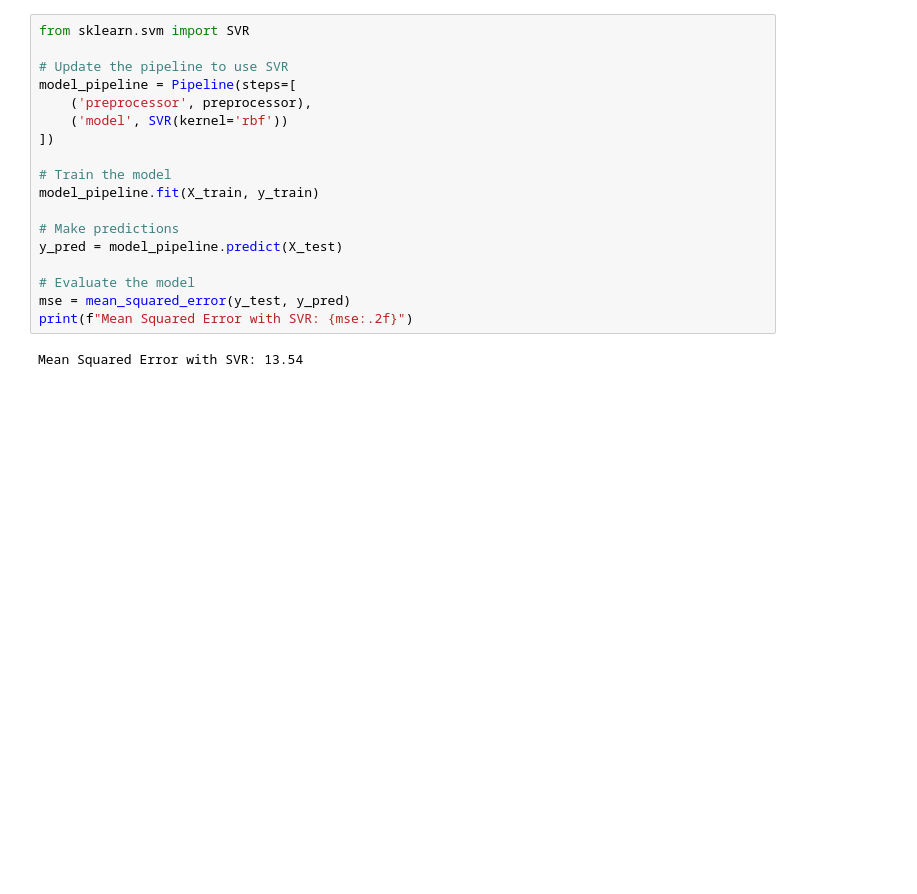
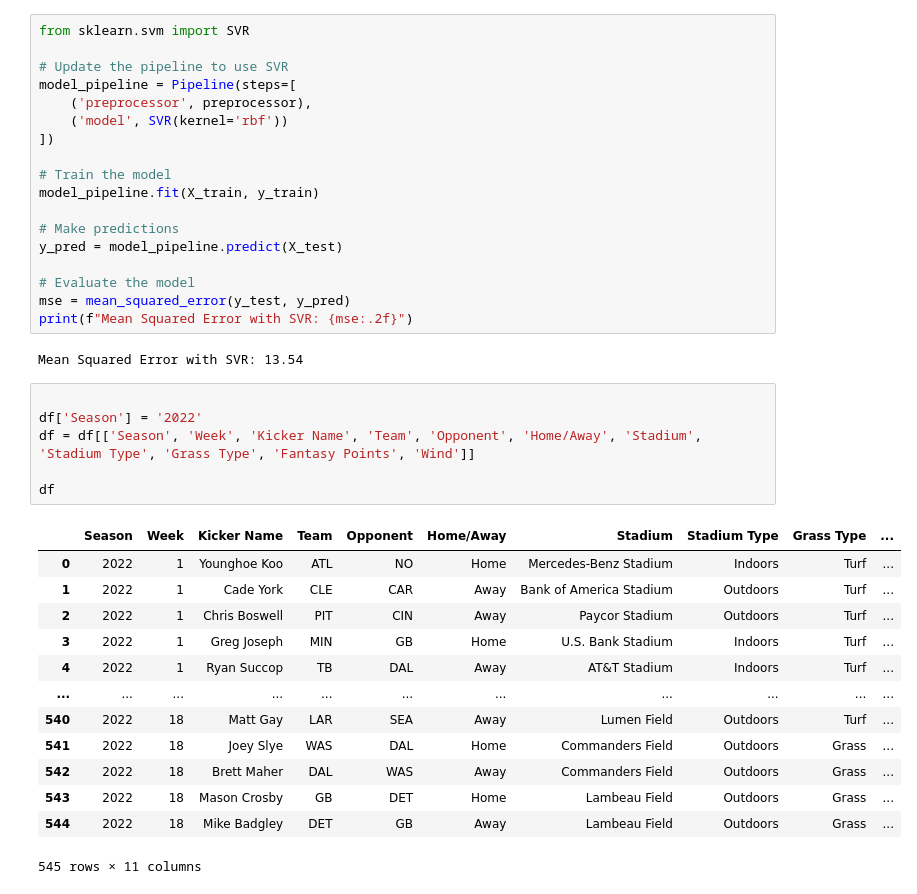
Before and after one commit to ronitkapoor0106/Fantasy-Football-Kicker-Analysis, a Jupyter notebook: Fantasy_Football_Analysis.ipynb, the cells around one changed output. Cells and saved outputs as stored; diff of their text form; blank space fills up the shorter version.

```diff
--- a/Fantasy_Football_Analysis.ipynb
+++ b/Fantasy_Football_Analysis.ipynb
@@ -826,3 +777,23 @@ mse = mean_squared_error(y_test, y_pred)
 print(f"Mean Squared Error with SVR: {mse:.2f}")
 # %% [output]
 Mean Squared Error with SVR: 13.54
+# %%
+
+df['Season'] = '2022'
+df = df[['Season', 'Week', 'Kicker Name', 'Team', 'Opponent', 'Home/Away', 'Stadium', 'Stadium Type', 'Grass Type', 'Fantasy Points', 'Wind']]
+
+df
+# %% [output]
+|  | Season | Week | Kicker Name | Team | Opponent | Home/Away | Stadium | Stadium Type | Grass Type | ... |
+| 0 | 2022 | 1 | Younghoe Koo | ATL | NO | Home | Mercedes-Benz Stadium | Indoors | Turf | ... |
+| 1 | 2022 | 1 | Cade York | CLE | CAR | Away | Bank of America Stadium | Outdoors | Turf | ... |
+| 2 | 2022 | 1 | Chris Boswell | PIT | CIN | Away | Paycor Stadium | Outdoors | Turf | ... |
+| 3 | 2022 | 1 | Greg Joseph | MIN | GB | Home | U.S. Bank Stadium | Indoors | Turf | ... |
+| 4 | 2022 | 1 | Ryan Succop | TB | DAL | Away | AT&T Stadium | Indoors | Turf | ... |
+| ... | ... | ... | ... | ... | ... | ... | ... | ... | ... | ... |
+| 540 | 2022 | 18 | Matt Gay | LAR | SEA | Away | Lumen Field | Outdoors | Turf | ... |
+| 541 | 2022 | 18 | Joey Slye | WAS | DAL | Home | Commanders Field | Outdoors | Grass | ... |
+| 542 | 2022 | 18 | Brett Maher | DAL | WAS | Away | Commanders Field | Outdoors | Grass | ... |
+| 543 | 2022 | 18 | Mason Crosby | GB | DET | Home | Lambeau Field | Outdoors | Grass | ... |
+| 544 | 2022 | 18 | Mike Badgley | DET | GB | Away | Lambeau Field | Outdoors | Grass | ... |
+545 rows × 11 columns
```
Also changed, not shown: parts of 12 cells of this notebook.
